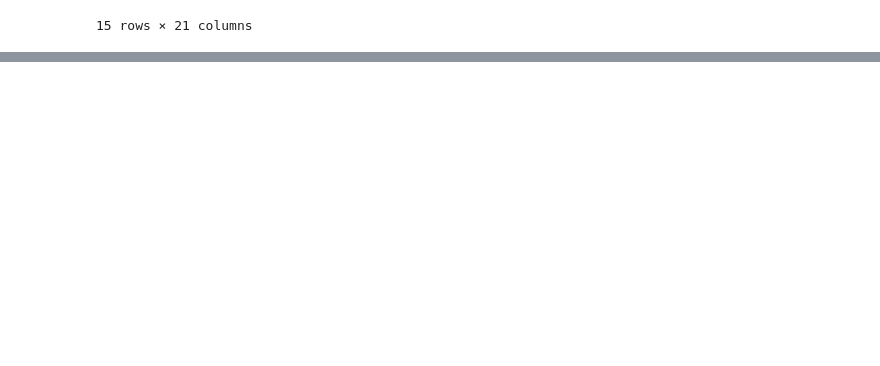
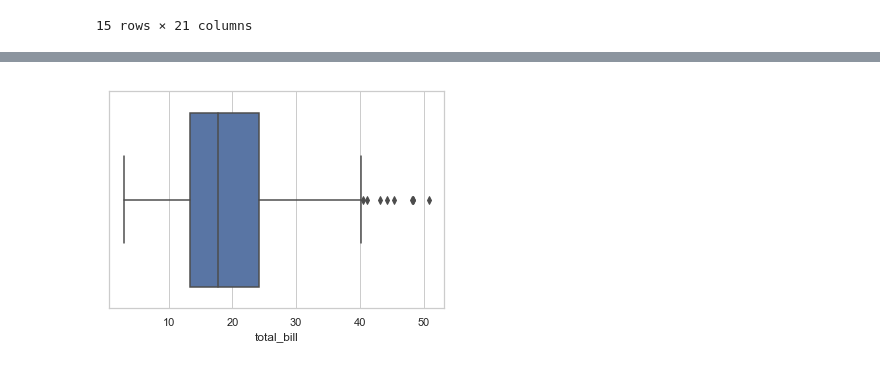
Before and after one commit to sspiel4/OCCE_HVAC_Comparison, a Jupyter notebook: Cooling Load - Envelope.ipynb, the cells around one changed output, grey strips where cells are left out. Drawn from its saved outputs; the diff is of its cells as text; code cells hidden in the pictures; blank space fills up the shorter version.

```diff
--- a/Cooling Load - Envelope.ipynb
+++ b/Cooling Load - Envelope.ipynb
@@ -225,0 +210,6 @@ ENV_GAIN.to_csv(path + folder + name)
+# %%
+sns.set(style="whitegrid")
+tips = sns.load_dataset("tips")
+ax = sns.boxplot(x=tips["total_bill"])
+# %% [output]
+[figure, added]
```
Also changed, not shown: parts of 6 cells of this notebook, 7 other files.
